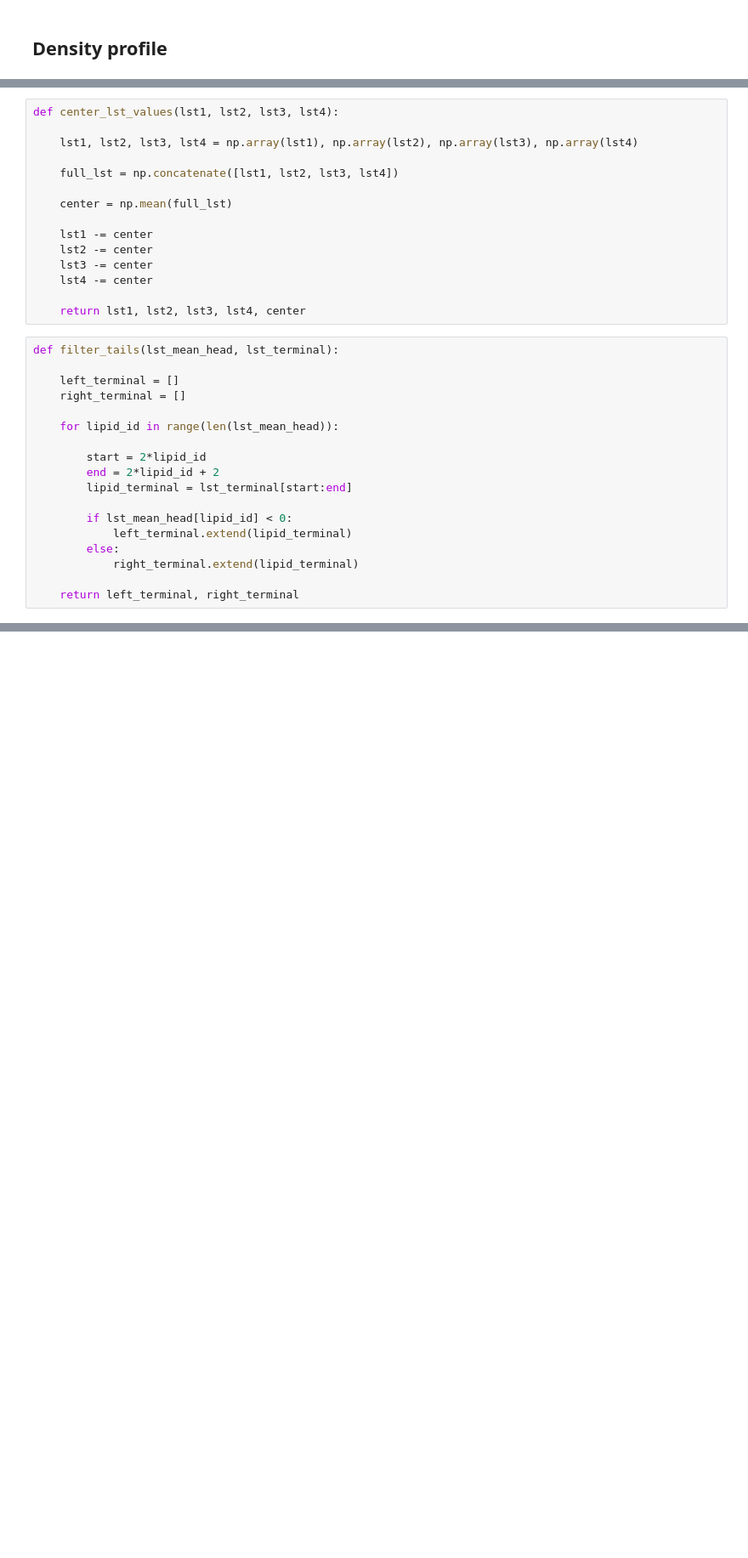
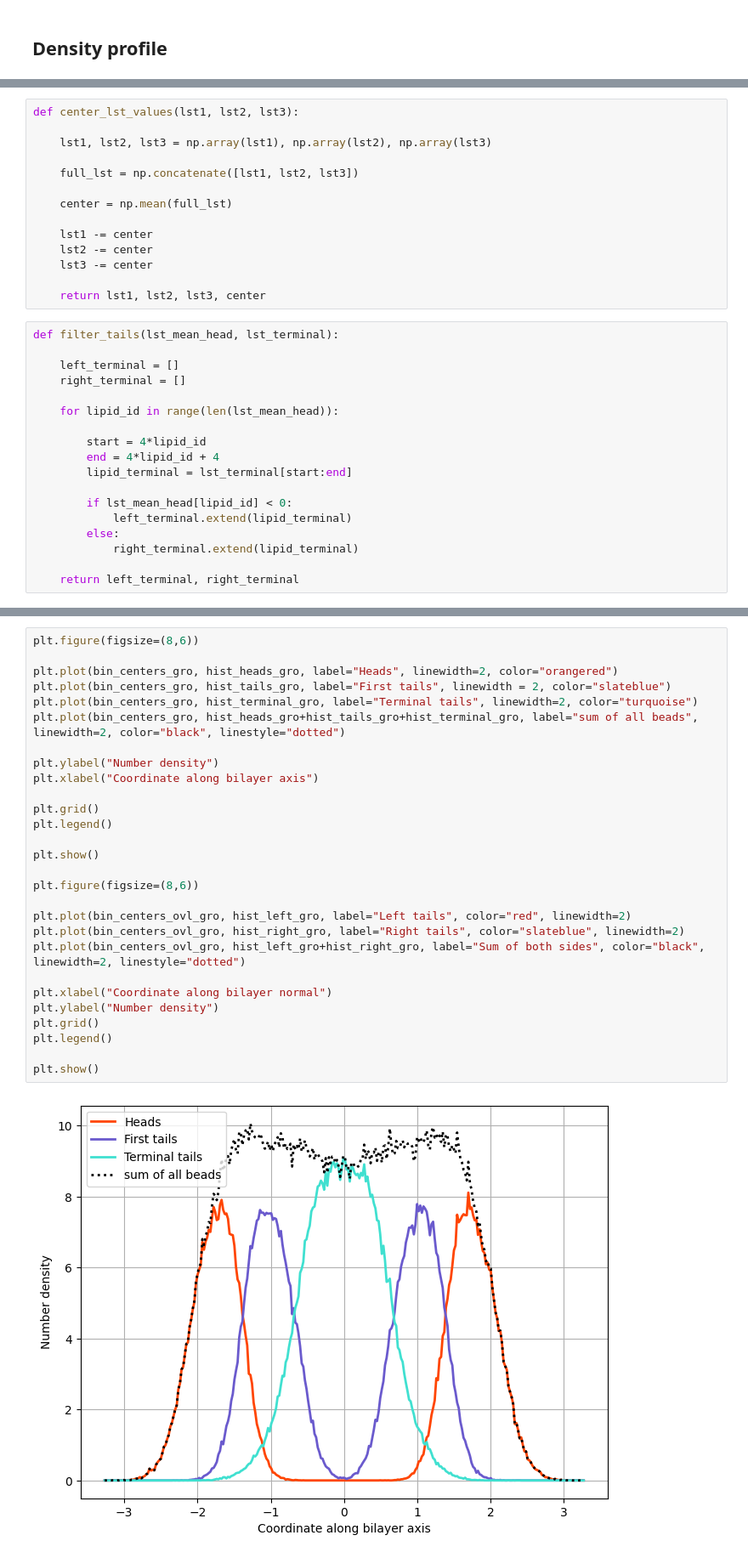
Before and after one commit to G-Scherer/dpd_simulation, a Jupyter notebook: lipid_self_assembly/analysis/analysis.ipynb, the cells around one changed output, grey strips where cells are left out. Shown: that part at 85% size. Drawn from its saved outputs; the diff is of its cells as text; blank space fills up the shorter version.

```diff
--- a/lipid_self_assembly/analysis/analysis.ipynb
+++ b/lipid_self_assembly/analysis/analysis.ipynb
@@ -280,20 +281,19 @@ def mol_proj_per_beadgroup(molecule, director, lst_heads, lst_links, lst_tails,
         proj = np.dot(positions[j] + shift - center, director)
         lst_terminal.append(proj)
 # %%
-def center_lst_values(lst1, lst2, lst3, lst4):
+def center_lst_values(lst1, lst2, lst3):
 
-    lst1, lst2, lst3, lst4 = np.array(lst1), np.array(lst2), np.array(lst3), np.array(lst4)
+    lst1, lst2, lst3 = np.array(lst1), np.array(lst2), np.array(lst3)
 
-    full_lst = np.concatenate([lst1, lst2, lst3, lst4])
+    full_lst = np.concatenate([lst1, lst2, lst3])
 
     center = np.mean(full_lst)
 
     lst1 -= center
     lst2 -= center
     lst3 -= center
-    lst4 -= center
 
-    return lst1, lst2, lst3, lst4, center
+    return lst1, lst2, lst3, center
 # %%
 def filter_tails(lst_mean_head, lst_terminal):
 
@@ -302,8 +302,8 @@ def filter_tails(lst_mean_head, lst_terminal):
 
     for lipid_id in range(len(lst_mean_head)):
 
-        start = 2*lipid_id
-        end = 2*lipid_id + 2
+        start = 4*lipid_id
+        end = 4*lipid_id + 4
         lipid_terminal = lst_terminal[start:end]
 
         if lst_mean_head[lipid_id] < 0:
@@ -430,0 +442,30 @@ plt.show()
+# %%
+plt.figure(figsize=(8,6))
+
+plt.plot(bin_centers_gro, hist_heads_gro, label="Heads", linewidth=2, color="orangered")
+plt.plot(bin_centers_gro, hist_tails_gro, label="First tails", linewidth = 2, color="slateblue")
+plt.plot(bin_centers_gro, hist_terminal_gro, label="Terminal tails", linewidth=2, color="turquoise")
+plt.plot(bin_centers_gro, hist_heads_gro+hist_tails_gro+hist_terminal_gro, label="sum of all beads", linewidth=2, color="black", linestyle="dotted")
+
+plt.ylabel("Number density")
+plt.xlabel("Coordinate along bilayer axis")
+
+plt.grid()
+plt.legend()
+
+plt.show()
+
+plt.figure(figsize=(8,6))
+
+plt.plot(bin_centers_ovl_gro, hist_left_gro, label="Left tails", color="red", linewidth=2)
+plt.plot(bin_centers_ovl_gro, hist_right_gro, label="Right tails", color="slateblue", linewidth=2)
+plt.plot(bin_centers_ovl_gro, hist_left_gro+hist_right_gro, label="Sum of both sides", color="black", linewidth=2, linestyle="dotted")
+
+plt.xlabel("Coordinate along bilayer normal")
+plt.ylabel("Number density")
+plt.grid()
+plt.legend()
+
+plt.show()
+# %% [output]
+[figure, added]
```
Also changed, not shown: parts of 15 cells of this notebook, 5 other files.
